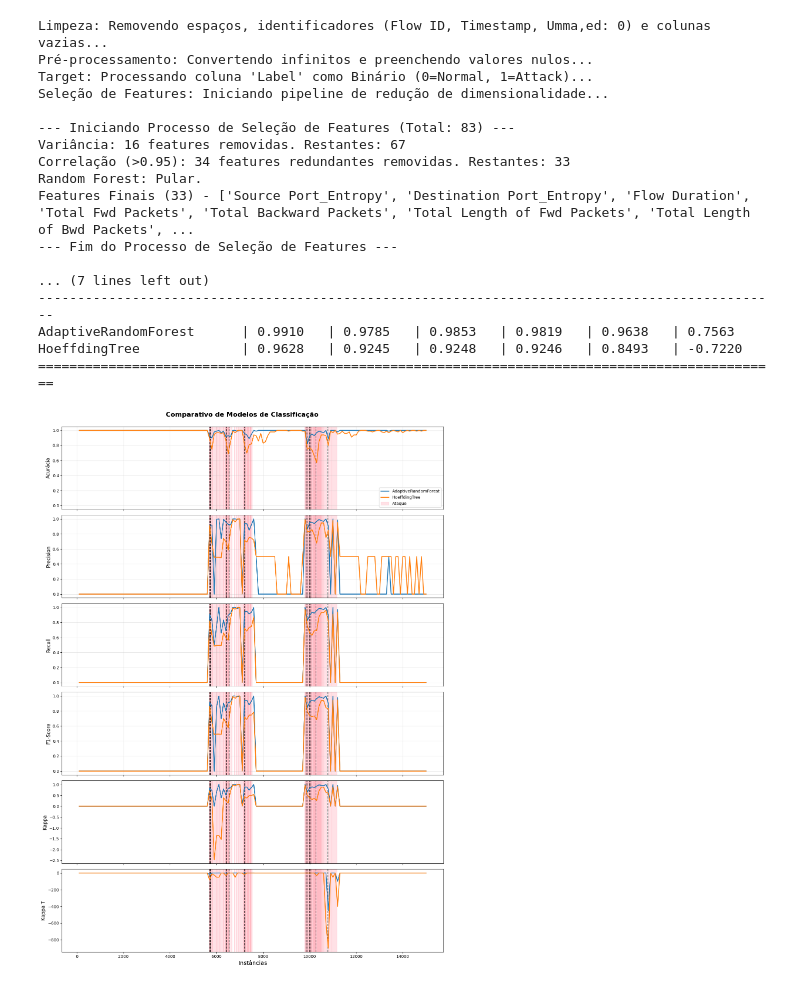
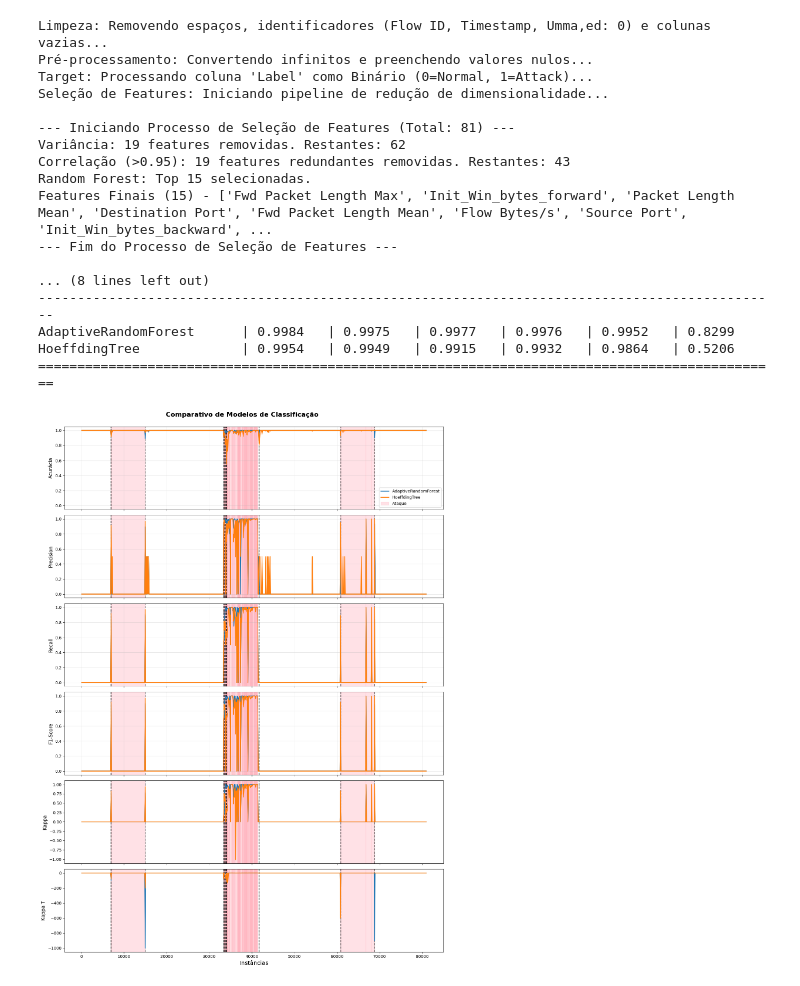
Before and after one commit to iRocktys/anomaly-detection-data-stream, a Jupyter notebook: ClassificationDevelop.ipynb, the cells around one changed output. Saved outputs shown, nothing was run; the diff lists cells and outputs as text; code cells hidden in the pictures.

```diff
--- a/ClassificationDevelop.ipynb
+++ b/ClassificationDevelop.ipynb
@@ -1,63 +1,63 @@
 # %%
 from py.ClassificationModels import get_classification_models
 from py.ClassificationPipeline import ClassificationExperimentRunner
-from py.Streams import newStream
+from py.streams import newStream
 import pandas as pd
 
 INICIO = 0
-FIM = 15000
+FIM = 80000
 TOTAL_AMOSTRAS = FIM - INICIO
 MAX_INSTANCES = TOTAL_AMOSTRAS
 
 df = pd.read_csv(
-    'datasets/CICDDoS2019/data/Exp_janela/SNMP_DNS_1s_0112.csv',
-    skiprows=range(1, INICIO),
-    nrows=TOTAL_AMOSTRAS
+    'datasets/CICDDoS2019/data/Benign_Syn_NTP.csv',
 )
 
 stream, target_names, feature_names = newStream(
     df=df,
-    target_label_col='Label',
-    binary_label=True,
-    normalize_method="MinMaxScaler",
-    threshold_var=0.75,
-    threshold_corr=0.95,
-    top_n_features=None,
+    target_label_col='Label',  ## coluna de rótulo
+    binary_label=True, # transformar em binário (benigno vs ataque)
+    normalize_method="MinMaxScaler", # pode escoler entre "MinMaxScaler" (features entre 0 e 1), "StandardScaler", "RobustScaler"
+    threshold_var=0.75, # variança de cada de coluna # os tres reduz a dimensionalidade do dataset (corta colunas com baixa variância, colunas altamente correlacionadas e seleciona as mais importantes)
+    threshold_corr=0.95, # semelhança entre as features
+    top_n_features=15, # random forest importance para selecionar as top n features mais importantes entre 15 e 20
     stream=True
-)
+) # essa stream é um gerador que vai entregar os dados em tempo real, ou seja, ele vai entregar os dados em blocos, e a cada bloco ele vai atualizar o modelo e calcular as métricas de desempenho.
 
 # Configurar Stream
 schema = stream.get_schema()
+# schema é o que vai entrar no modelo, ou seja, as colunas do dataset que vão ser usadas para treinar o modelo. Ele é criado a partir do DataFrame original, mas com as colunas selecionadas e normalizadas.
 
 # Obter modelos
-modelos = get_classification_models(schema, selected_models=['ARF', 'HT'])
+modelos = get_classification_models(schema, selected_models=['ARF', 'HT'], ht_params={}) # seleciona os modelos e os parametros que eu quero.
+# quando eu quiser mexer nos parametros do modelo, eu altero nesse get_classification_models
 
 # Instanciar e Executar
 runner = ClassificationExperimentRunner()
 
 resultados = runner.pipeline(
     stream=stream,
     models=modelos,
     window_size=100,
-    logging=False,
+    logging=False, ## print de resultados
     title="Comparativo de Modelos de Classificação"
 )
 # %% [output]
 Limpeza: Removendo espaços, identificadores (Flow ID, Timestamp, Umma,ed: 0) e colunas vazias...
 Pré-processamento: Convertendo infinitos e preenchendo valores nulos...
 Target: Processando coluna 'Label' como Binário (0=Normal, 1=Attack)...
 Seleção de Features: Iniciando pipeline de redução de dimensionalidade...
 
---- Iniciando Processo de Seleção de Features (Total: 83) ---
-Variância: 16 features removidas. Restantes: 67
-Correlação (>0.95): 34 features redundantes removidas. Restantes: 33
-Random Forest: Pular.
-Features Finais (33) - ['Source Port_Entropy', 'Destination Port_Entropy', 'Flow Duration', 'Total Fwd Packets', 'Total Backward Packets', 'Total Length of Fwd Packets', 'Total Length of Bwd Packets', ...
+--- Iniciando Processo de Seleção de Features (Total: 81) ---
+Variância: 19 features removidas. Restantes: 62
+Correlação (>0.95): 19 features redundantes removidas. Restantes: 43
+Random Forest: Top 15 selecionadas.
+Features Finais (15) - ['Fwd Packet Length Max', 'Init_Win_bytes_forward', 'Packet Length Mean', 'Destination Port', 'Fwd Packet Length Mean', 'Flow Bytes/s', 'Source Port', 'Init_Win_bytes_backward', ...
 --- Fim do Processo de Seleção de Features ---
 
-... (7 lines left out)
+... (8 lines left out)
 -----------------------------------------------------------------------------------------------
-AdaptiveRandomForest      | 0.9910   | 0.9785   | 0.9853   | 0.9819   | 0.9638   | 0.7563
-HoeffdingTree             | 0.9628   | 0.9245   | 0.9248   | 0.9246   | 0.8493   | -0.7220
+AdaptiveRandomForest      | 0.9984   | 0.9975   | 0.9977   | 0.9976   | 0.9952   | 0.8299
+HoeffdingTree             | 0.9954   | 0.9949   | 0.9915   | 0.9932   | 0.9864   | 0.5206
 ===============================================================================================
-[figure, old version]
+[figure, new version]
```
Also changed, not shown: parts of 2 cells of this notebook, 2 other files.
